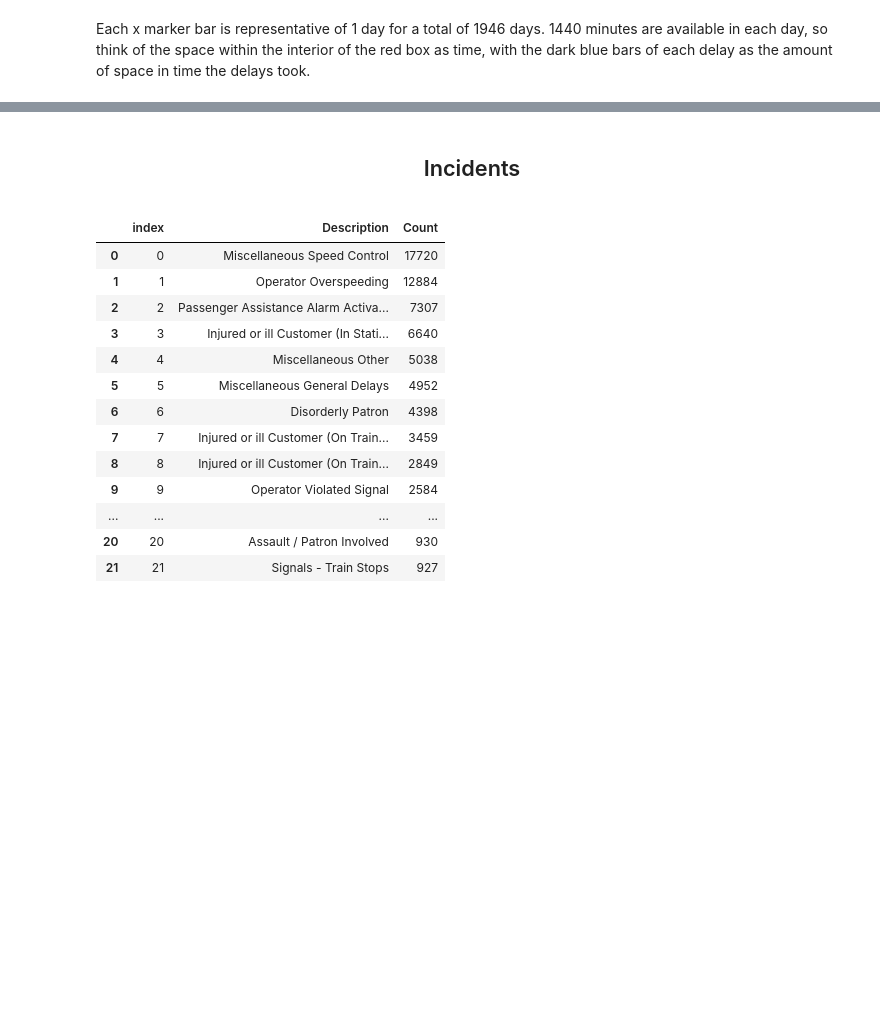
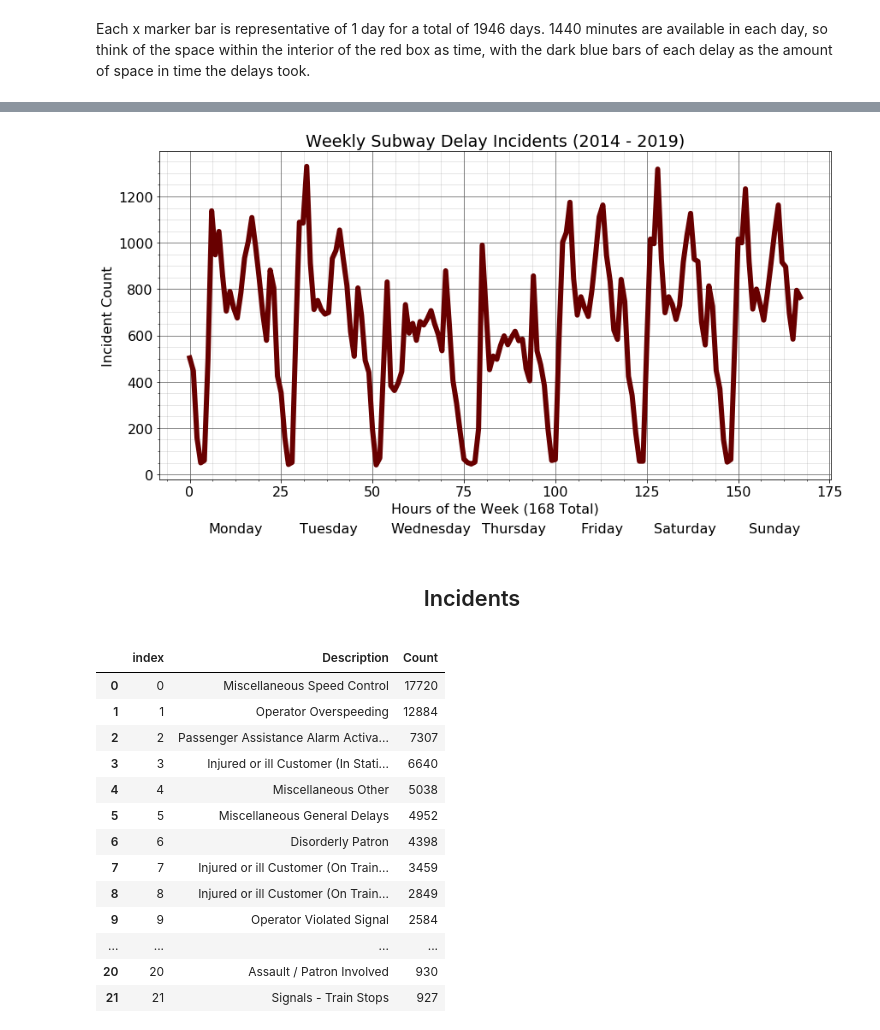
Before and after one commit to sishola/ttc-delays, a Jupyter notebook: SubwaySRT/subway_eda.ipynb, the cells around one changed output, grey strips where cells are left out. Saved outputs shown, nothing was run; the diff lists cells and outputs as text; code cells hidden in the pictures; blank space fills up the shorter version.

```diff
--- a/SubwaySRT/subway_eda.ipynb
+++ b/SubwaySRT/subway_eda.ipynb
@@ -314,3 +344,35 @@ plt.show()
+# %%
+fig, ax = plt.subplots(1, figsize = [12.5, 7])
+
+ax.plot(
+    timeofday['Chronological'],
+    timeofday['Counts'],
+    color = '#680000',
+    lw = 6
+)
+
+ax.set_ylabel('Incident Count')
+ax.set_xlabel('Hours of the Week (168 Total)')
+ax.set_title('Weekly Subway Delay Incidents (2014 - 2019)')
+
+plt.grid(which = 'major', color = '#666666', linestyle = '-')
+plt.minorticks_on()
+plt.grid(which = 'minor', color = '#666666', linestyle = '-', alpha = 0.2)
+
+plt.text(5, -250, 'Monday')
+plt.text(30, -250, 'Tuesday')
+plt.text(55, -250, 'Wednesday')
+plt.text(80, -250, 'Thursday')
+plt.text(107, -250, 'Friday')
+plt.text(127, -250, 'Saturday')
+plt.text(153, -250, 'Sunday')
+
+plt.tight_layout()
+plt.savefig('Line Graph of Weekly Subway Delay Incidents (2014 - 2019).png')
+
+plt.show()
+# %% [output]
+[figure, added]
 # %% [markdown]
 <center><h2>Incidents</h2></center>
 # %%
```
Also changed, not shown: parts of 16 cells of this notebook, 12 other files.
